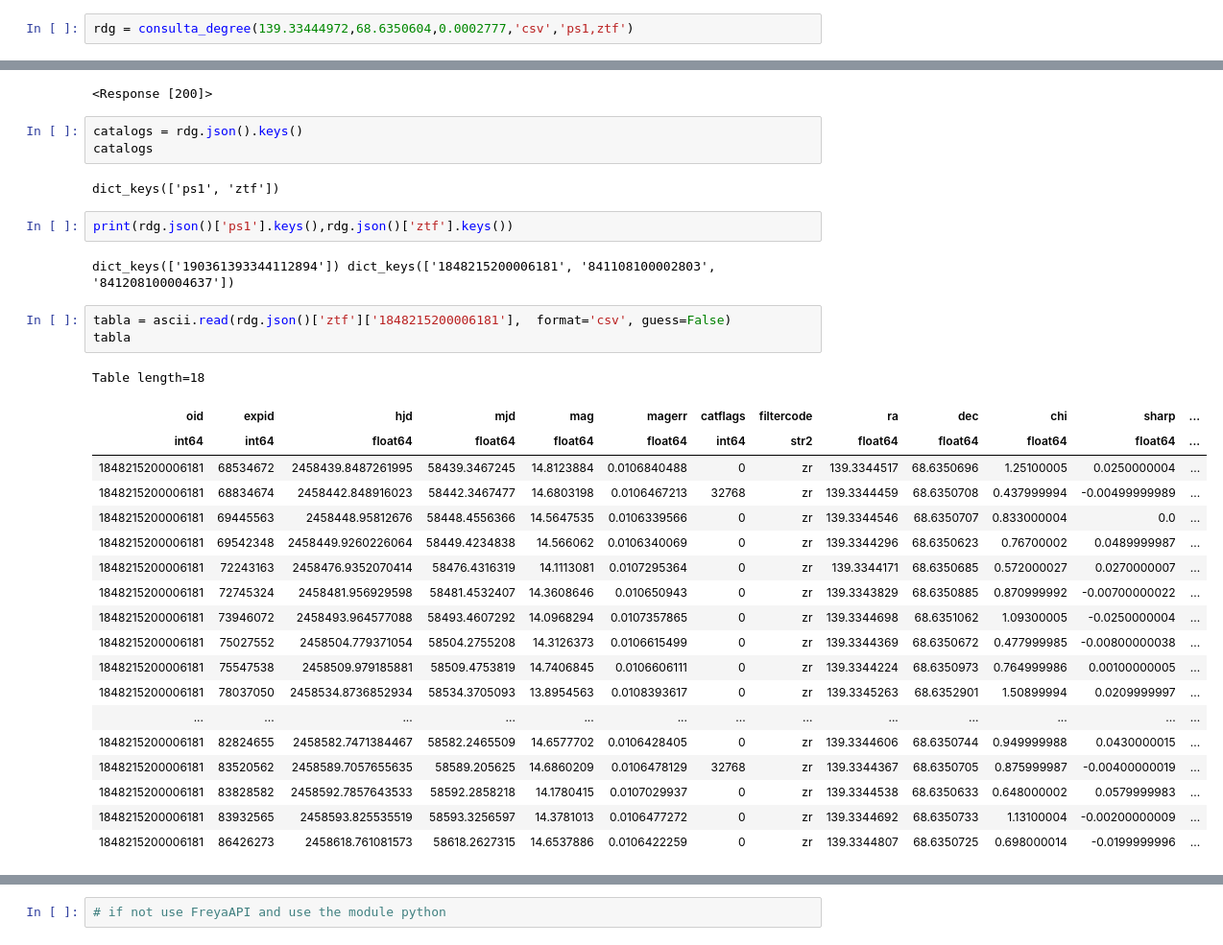
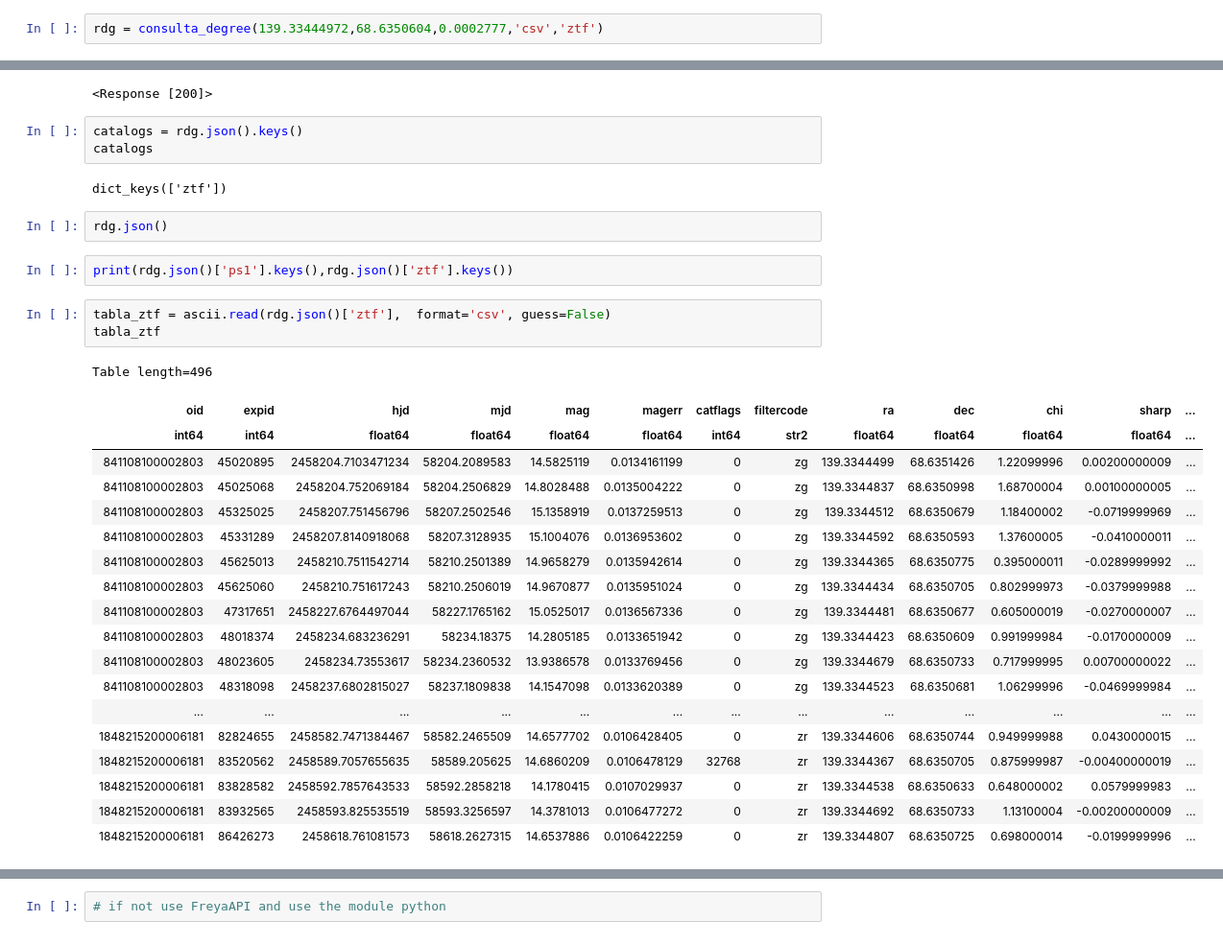
Before and after one commit to fernandezeric/Freya, a Jupyter notebook: demo.ipynb, the cells around one changed output, grey strips where cells are left out. Shown at 96% size. Saved outputs shown, nothing was run; the diff lists cells and outputs as text.

```diff
--- a/demo.ipynb
+++ b/demo.ipynb
@@ -17,5 +19,5 @@ def consulta_degree(ra,dec,radius,format,catalog):
 # %%
-rdg = consulta_degree(139.33444972,68.6350604,0.0002777,'csv','ps1,ztf')
+rdg = consulta_degree(139.33444972,68.6350604,0.0002777,'csv','ztf')
 # %%
 rdg
 # %% [output]
@@ -24,28 +26,28 @@ rdg
 catalogs = rdg.json().keys()
 catalogs
 # %% [output]
-dict_keys(['ps1', 'ztf'])
+dict_keys(['ztf'])
+# %%
+rdg.json()
 # %%
 print(rdg.json()['ps1'].keys(),rdg.json()['ztf'].keys())
-# %% [output]
-dict_keys(['190361393344112894']) dict_keys(['1848215200006181', '841108100002803', '841208100004637'])
 # %%
-tabla = ascii.read(rdg.json()['ztf']['1848215200006181'],  format='csv', guess=False)
-tabla
+tabla_ztf = ascii.read(rdg.json()['ztf'],  format='csv', guess=False)
+tabla_ztf
 # %% [output]
-Table length=18
+Table length=496
 | oid | expid | hjd | mjd | mag | magerr | catflags | filtercode | ra | dec | chi | sharp | ... |
 | int64 | int64 | float64 | float64 | float64 | float64 | int64 | str2 | float64 | float64 | float64 | float64 | ... |
-| 1848215200006181 | 68534672 | 2458439.8487261995 | 58439.3467245 | 14.8123884 | 0.0106840488 | 0 | zr | 139.3344517 | 68.6350696 | 1.25100005 | 0.0250000004 | ... |
-| 1848215200006181 | 68834674 | 2458442.848916023 | 58442.3467477 | 14.6803198 | 0.0106467213 | 32768 | zr | 139.3344459 | 68.6350708 | 0.437999994 | -0.00499999989 | ... |
-| 1848215200006181 | 69445563 | 2458448.95812676 | 58448.4556366 | 14.5647535 | 0.0106339566 | 0 | zr | 139.3344546 | 68.6350707 | 0.833000004 | 0.0 | ... |
-| 1848215200006181 | 69542348 | 2458449.9260226064 | 58449.4234838 | 14.566062 | 0.0106340069 | 0 | zr | 139.3344296 | 68.6350623 | 0.76700002 | 0.0489999987 | ... |
-| 1848215200006181 | 72243163 | 2458476.9352070414 | 58476.4316319 | 14.1113081 | 0.0107295364 | 0 | zr | 139.3344171 | 68.6350685 | 0.572000027 | 0.0270000007 | ... |
-| 1848215200006181 | 72745324 | 2458481.956929598 | 58481.4532407 | 14.3608646 | 0.010650943 | 0 | zr | 139.3343829 | 68.6350885 | 0.870999992 | -0.00700000022 | ... |
-| 1848215200006181 | 73946072 | 2458493.964577088 | 58493.4607292 | 14.0968294 | 0.0107357865 | 0 | zr | 139.3344698 | 68.6351062 | 1.09300005 | -0.0250000004 | ... |
-| 1848215200006181 | 75027552 | 2458504.779371054 | 58504.2755208 | 14.3126373 | 0.0106615499 | 0 | zr | 139.3344369 | 68.6350672 | 0.477999985 | -0.00800000038 | ... |
-| 1848215200006181 | 75547538 | 2458509.979185881 | 58509.4753819 | 14.7406845 | 0.0106606111 | 0 | zr | 139.3344224 | 68.6350973 | 0.764999986 | 0.00100000005 | ... |
-| 1848215200006181 | 78037050 | 2458534.8736852934 | 58534.3705093 | 13.8954563 | 0.0108393617 | 0 | zr | 139.3345263 | 68.6352901 | 1.50899994 | 0.0209999997 | ... |
+| 841108100002803 | 45020895 | 2458204.7103471234 | 58204.2089583 | 14.5825119 | 0.0134161199 | 0 | zg | 139.3344499 | 68.6351426 | 1.22099996 | 0.00200000009 | ... |
+| 841108100002803 | 45025068 | 2458204.752069184 | 58204.2506829 | 14.8028488 | 0.0135004222 | 0 | zg | 139.3344837 | 68.6350998 | 1.68700004 | 0.00100000005 | ... |
+| 841108100002803 | 45325025 | 2458207.751456796 | 58207.2502546 | 15.1358919 | 0.0137259513 | 0 | zg | 139.3344512 | 68.6350679 | 1.18400002 | -0.0719999969 | ... |
+| 841108100002803 | 45331289 | 2458207.8140918068 | 58207.3128935 | 15.1004076 | 0.0136953602 | 0 | zg | 139.3344592 | 68.6350593 | 1.37600005 | -0.0410000011 | ... |
+| 841108100002803 | 45625013 | 2458210.7511542714 | 58210.2501389 | 14.9658279 | 0.0135942614 | 0 | zg | 139.3344365 | 68.6350775 | 0.395000011 | -0.0289999992 | ... |
+| 841108100002803 | 45625060 | 2458210.751617243 | 58210.2506019 | 14.9670877 | 0.0135951024 | 0 | zg | 139.3344434 | 68.6350705 | 0.802999973 | -0.0379999988 | ... |
+| 841108100002803 | 47317651 | 2458227.6764497044 | 58227.1765162 | 15.0525017 | 0.0136567336 | 0 | zg | 139.3344481 | 68.6350677 | 0.605000019 | -0.0270000007 | ... |
+| 841108100002803 | 48018374 | 2458234.683236291 | 58234.18375 | 14.2805185 | 0.0133651942 | 0 | zg | 139.3344423 | 68.6350609 | 0.991999984 | -0.0170000009 | ... |
+| 841108100002803 | 48023605 | 2458234.73553617 | 58234.2360532 | 13.9386578 | 0.0133769456 | 0 | zg | 139.3344679 | 68.6350733 | 0.717999995 | 0.00700000022 | ... |
+| 841108100002803 | 48318098 | 2458237.6802815027 | 58237.1809838 | 14.1547098 | 0.0133620389 | 0 | zg | 139.3344523 | 68.6350681 | 1.06299996 | -0.0469999984 | ... |
 | ... | ... | ... | ... | ... | ... | ... | ... | ... | ... | ... | ... | ... |
 | 1848215200006181 | 82824655 | 2458582.7471384467 | 58582.2465509 | 14.6577702 | 0.0106428405 | 0 | zr | 139.3344606 | 68.6350744 | 0.949999988 | 0.0430000015 | ... |
 | 1848215200006181 | 83520562 | 2458589.7057655635 | 58589.205625 | 14.6860209 | 0.0106478129 | 32768 | zr | 139.3344367 | 68.6350705 | 0.875999987 | -0.00400000019 | ... |
```
Also changed, not shown: parts of 6 cells of this notebook, 19 other files.
